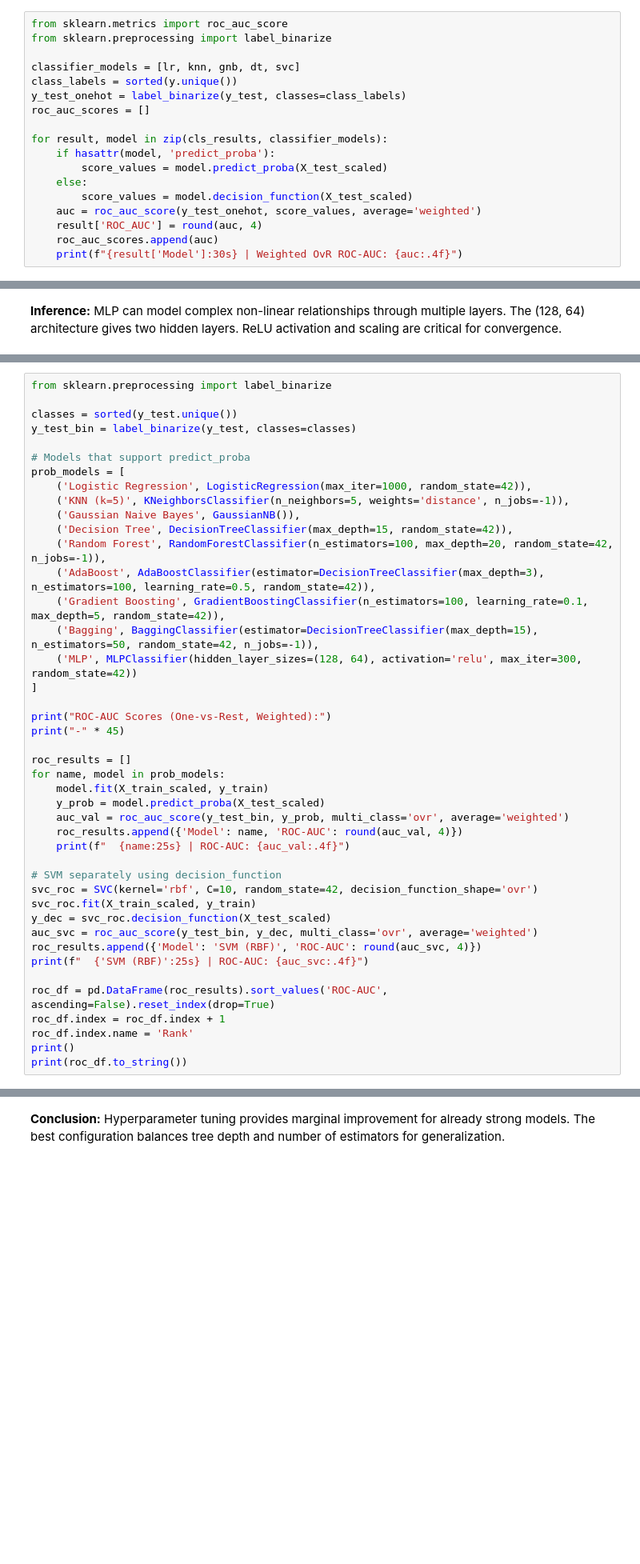
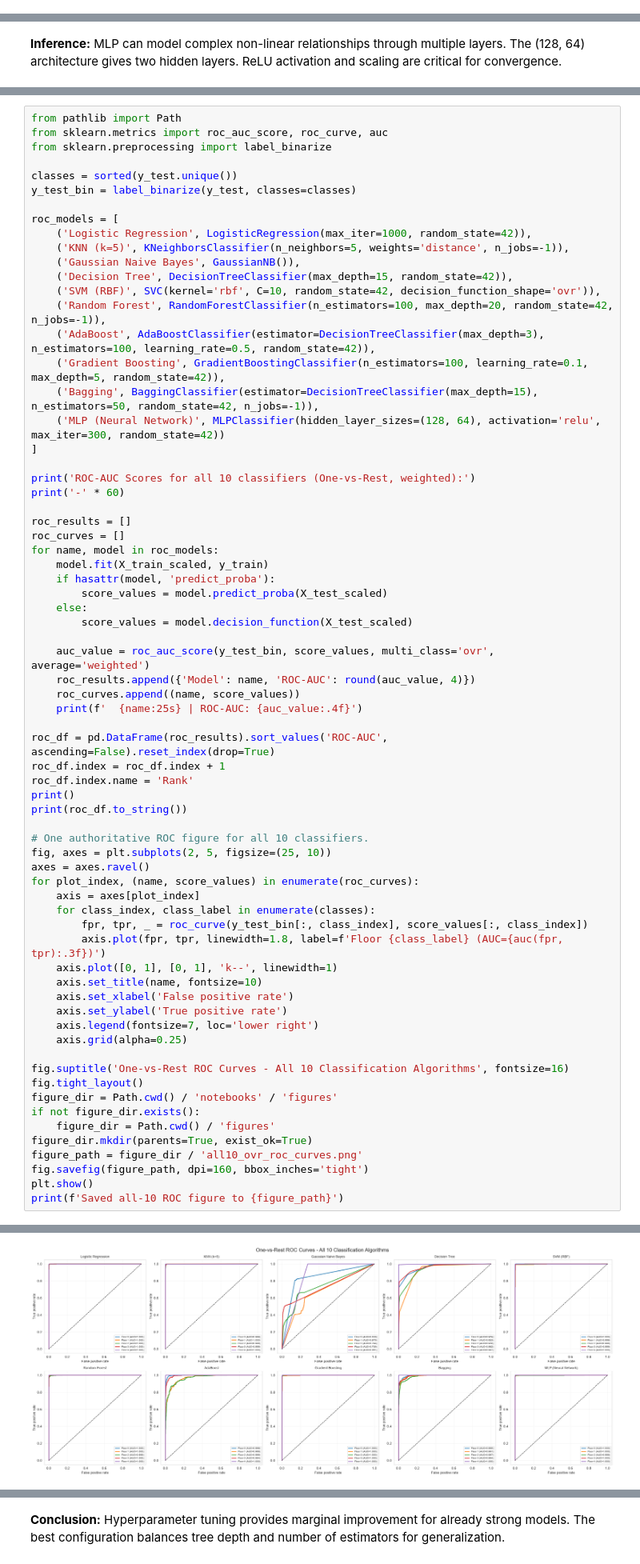
Before and after one commit to Ganesh2006646/Machine-Learning---Case-Study, a Jupyter notebook: notebooks/classification.ipynb, the cells around one changed output, grey strips where cells are left out. Shown at 80% size. Cells and saved outputs as stored; diff of their text form; blank space fills up the shorter version.

```diff
--- a/notebooks/classification.ipynb
+++ b/notebooks/classification.ipynb
@@ -306,18 +286,0 @@ ROC-AUC is required for the classification track. Each classifier is evaluated u
-# %%
-from sklearn.metrics import roc_auc_score
-from sklearn.preprocessing import label_binarize
-
-classifier_models = [lr, knn, gnb, dt, svc]
-class_labels = sorted(y.unique())
-y_test_onehot = label_binarize(y_test, classes=class_labels)
-roc_auc_scores = []
-
-for result, model in zip(cls_results, classifier_models):
-    if hasattr(model, 'predict_proba'):
-        score_values = model.predict_proba(X_test_scaled)
-    else:
-        score_values = model.decision_function(X_test_scaled)
-    auc = roc_auc_score(y_test_onehot, score_values, average='weighted')
-    result['ROC_AUC'] = round(auc, 4)
-    roc_auc_scores.append(auc)
-    print(f"{result['Model']:30s} | Weighted OvR ROC-AUC: {auc:.4f}")
@@ -672,45 +578,72 @@ print(comparison_df.to_string())
 
 For multi-class floor prediction, we compute ROC-AUC using One-vs-Rest strategy.
 # %%
+from pathlib import Path
+from sklearn.metrics import roc_auc_score, roc_curve, auc
 from sklearn.preprocessing import label_binarize
 
 classes = sorted(y_test.unique())
 y_test_bin = label_binarize(y_test, classes=classes)
 
-# Models that support predict_proba
-prob_models = [
+roc_models = [
     ('Logistic Regression', LogisticRegression(max_iter=1000, random_state=42)),
     ('KNN (k=5)', KNeighborsClassifier(n_neighbors=5, weights='distance', n_jobs=-1)),
     ('Gaussian Naive Bayes', GaussianNB()),
     ('Decision Tree', DecisionTreeClassifier(max_depth=15, random_state=42)),
+    ('SVM (RBF)', SVC(kernel='rbf', C=10, random_state=42, decision_function_shape='ovr')),
     ('Random Forest', RandomForestClassifier(n_estimators=100, max_depth=20, random_state=42, n_jobs=-1)),
     ('AdaBoost', AdaBoostClassifier(estimator=DecisionTreeClassifier(max_depth=3), n_estimators=100, learning_rate=0.5, random_state=42)),
     ('Gradient Boosting', GradientBoostingClassifier(n_estimators=100, learning_rate=0.1, max_depth=5, random_state=42)),
     ('Bagging', BaggingClassifier(estimator=DecisionTreeClassifier(max_depth=15), n_estimators=50, random_state=42, n_jobs=-1)),
-    ('MLP', MLPClassifier(hidden_layer_sizes=(128, 64), activation='relu', max_iter=300, random_state=42))
+    ('MLP (Neural Network)', MLPClassifier(hidden_layer_sizes=(128, 64), activation='relu', max_iter=300, random_state=42))
 ]
 
-print("ROC-AUC Scores (One-vs-Rest, Weighted):")
-print("-" * 45)
+print('ROC-AUC Scores for all 10 classifiers (One-vs-Rest, weighted):')
+print('-' * 60)
 
 roc_results = []
-for name, model in prob_models:
+roc_curves = []
+for name, model in roc_models:
     model.fit(X_train_scaled, y_train)
-    y_prob = model.predict_proba(X_test_scaled)
-    auc_val = roc_auc_score(y_test_bin, y_prob, multi_class='ovr', average='weighted')
-    roc_results.append({'Model': name, 'ROC-AUC': round(auc_val, 4)})
-    print(f"  {name:25s} | ROC-AUC: {auc_val:.4f}")
+    if hasattr(model, 'predict_proba'):
+        score_values = model.predict_proba(X_test_scaled)
+    else:
+        score_values = model.decision_function(X_test_scaled)
 
-# SVM separately using decision_function
-svc_roc = SVC(kernel='rbf', C=10, random_state=42, decision_function_shape='ovr')
-svc_roc.fit(X_train_scaled, y_train)
-y_dec = svc_roc.decision_function(X_test_scaled)
-auc_svc = roc_auc_score(y_test_bin, y_dec, multi_class='ovr', average='weighted')
-roc_results.append({'Model': 'SVM (RBF)', 'ROC-AUC': round(auc_svc, 4)})
-print(f"  {'SVM (RBF)':25s} | ROC-AUC: {auc_svc:.4f}")
+    auc_value = roc_auc_score(y_test_bin, score_values, multi_class='ovr', average='weighted')
+    roc_results.append({'Model': name, 'ROC-AUC': round(auc_value, 4)})
+    roc_curves.append((name, score_values))
+    print(f'  {name:25s} | ROC-AUC: {auc_value:.4f}')
 
 roc_df = pd.DataFrame(roc_results).sort_values('ROC-AUC', ascending=False).reset_index(drop=True)
 roc_df.index = roc_df.index + 1
 roc_df.index.name = 'Rank'
 print()
 print(roc_df.to_string())
+
+# One authoritative ROC figure for all 10 classifiers.
+fig, axes = plt.subplots(2, 5, figsize=(25, 10))
+axes = axes.ravel()
+for plot_index, (name, score_values) in enumerate(roc_curves):
+    axis = axes[plot_index]
+    for class_index, class_label in enumerate(classes):
+        fpr, tpr, _ = roc_curve(y_test_bin[:, class_index], score_values[:, class_index])
+        axis.plot(fpr, tpr, linewidth=1.8, label=f'Floor {class_label} (AUC={auc(fpr, tpr):.3f})')
+    axis.plot([0, 1], [0, 1], 'k--', linewidth=1)
+    axis.set_title(name, fontsize=10)
+    axis.set_xlabel('False positive rate')
+    axis.set_ylabel('True positive rate')
+    axis.legend(fontsize=7, loc='lower right')
+    axis.grid(alpha=0.25)
+
+fig.suptitle('One-vs-Rest ROC Curves - All 10 Classification Algorithms', fontsize=16)
+fig.tight_layout()
+figure_dir = Path.cwd() / 'notebooks' / 'figures'
+if not figure_dir.exists():
+    figure_dir = Path.cwd() / 'figures'
+figure_dir.mkdir(parents=True, exist_ok=True)
+figure_path = figure_dir / 'all10_ovr_roc_curves.png'
+fig.savefig(figure_path, dpi=160, bbox_inches='tight')
+plt.show()
+print(f'Saved all-10 ROC figure to {figure_path}')
+# %% [output]
@@ -716,0 +667 @@ print(roc_df.to_string())
+[figure, added]
```
Also changed, not shown: parts of 42 cells of this notebook, 9 other files.
